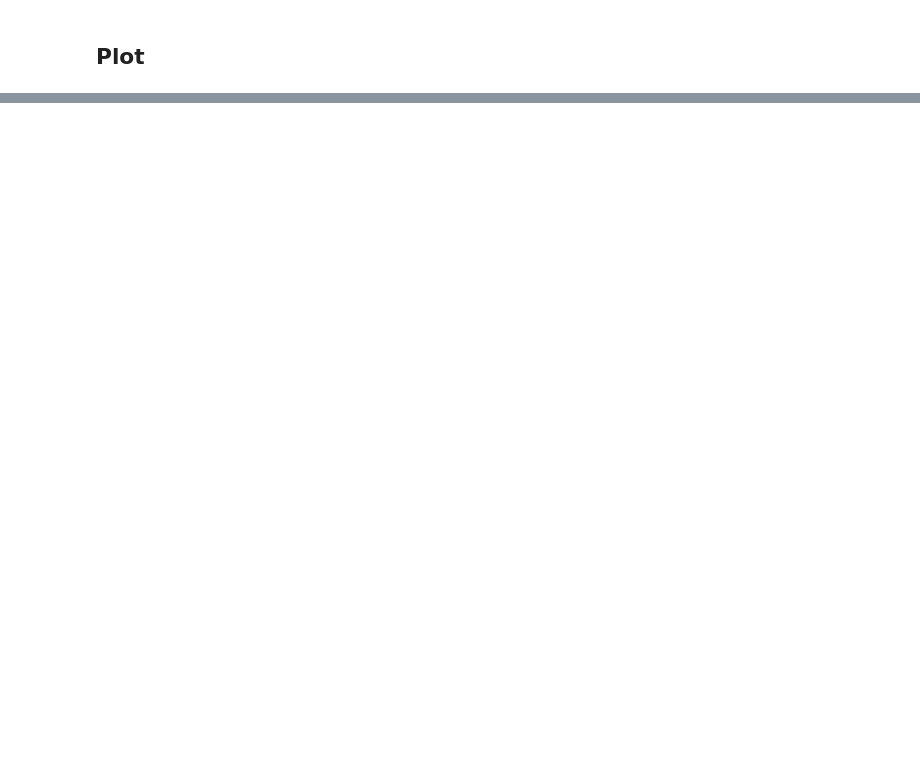
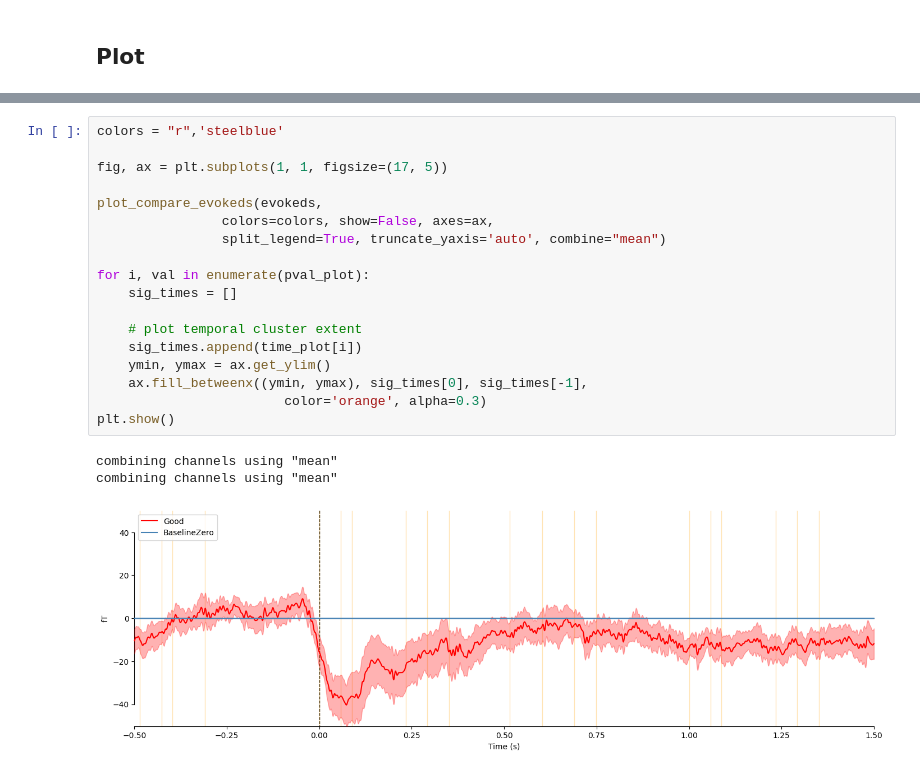
Before and after one commit to akifavcu/SoLaugh, a Jupyter notebook: notebook/erp_ttest_no_perm.ipynb, the cells around one changed output, grey strips where cells are left out. Drawn from its saved outputs; the diff is of its cells as text; blank space fills up the shorter version.

```diff
--- a/notebook/erp_ttest_no_perm.ipynb
+++ b/notebook/erp_ttest_no_perm.ipynb
@@ -199,0 +193,22 @@ for i_clu, clu_idx in enumerate(good_pval_inds):
+# %%
+colors = "r",'steelblue'
+
+fig, ax = plt.subplots(1, 1, figsize=(17, 5))
+
+plot_compare_evokeds(evokeds,
+                colors=colors, show=False, axes=ax,
+                split_legend=True, truncate_yaxis='auto', combine="mean")
+
+for i, val in enumerate(pval_plot):
+    sig_times = []
+
+    # plot temporal cluster extent
+    sig_times.append(time_plot[i])
+    ymin, ymax = ax.get_ylim()
+    ax.fill_betweenx((ymin, ymax), sig_times[0], sig_times[-1],
+                        color='orange', alpha=0.3)
+plt.show()
+# %% [output]
+combining channels using "mean"
+combining channels using "mean"
+[figure, added]
```
Also changed, not shown: parts of 7 cells of this notebook, 1 other file.
